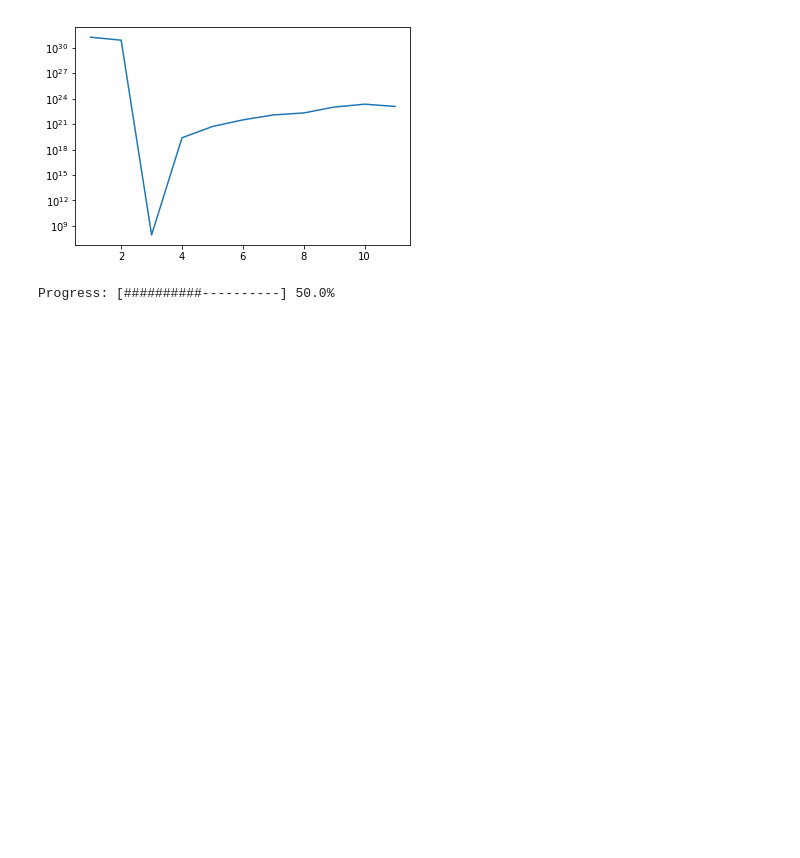
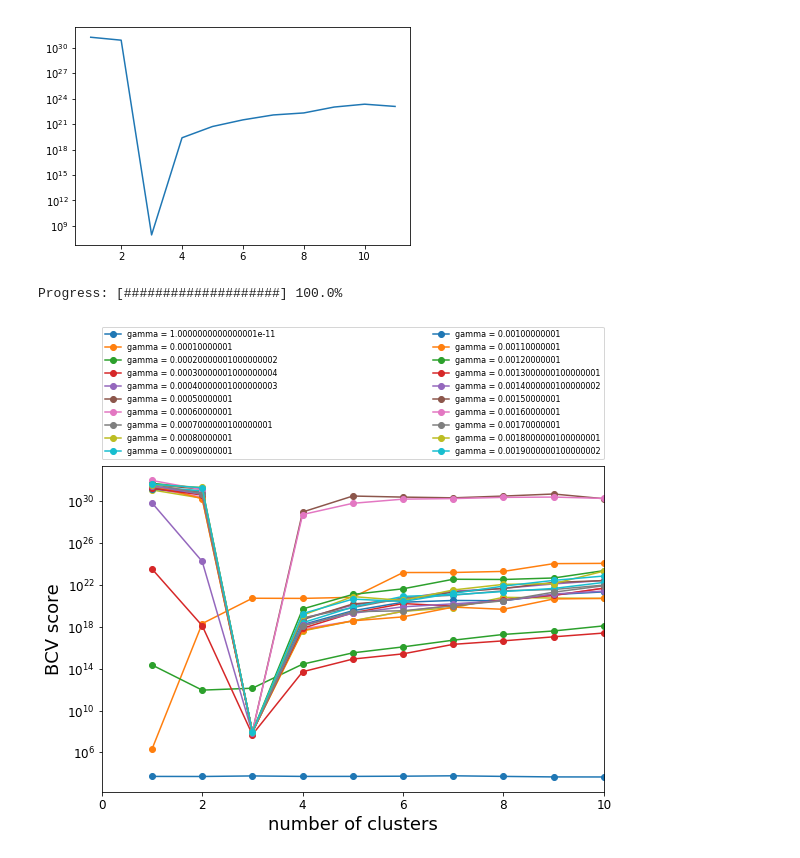
Before and after one commit to sioan/bcv_spectral_clustering, a Jupyter notebook: refactoring_test.ipynb, the cells around one changed output. Drawn from its saved outputs; the diff is of its cells as text; code cells hidden in the pictures; blank space fills up the shorter version.

Commit message:
now three is the dominant min. this is good, but need to figure out what was wrong

```diff
--- a/refactoring_test.ipynb
+++ b/refactoring_test.ipynb
@@ -206,7 +206,7 @@ plt.semilogy(k,np.median(score_list,axis=0))
 # iterating over many gamma's
 # %%
 score_map = []
-gamma_list = 1e-5 * np.arange(10,100,25)
+gamma_list = 1e-5 * np.arange(1e-6,200,10)
 
 
 spectral = cluster.SpectralClustering(n_clusters=2,                     #intentionally incorrect clusters
@@ -230,29 +230,31 @@ for gamma in gamma_list:
     k,score_list = bi_cross_support.score_fast(y_stack,n_iterations=10,k_list=np.arange(1,15))
     score_map.append(np.median(score_list,axis=0))
 # %% [output]
-Progress: [##########----------] 50.0%
+Progress: [####################] 100.0%
 # %%
 full_map = np.array(score_map)
 k_range = k
 # %%
 fig = plt.figure()
 ax  = fig.add_subplot(111)
 
 
 
-for i in np.arange(len(full_map))[:2]:
+for i in np.arange(len(full_map)):
 
     mpl.rcParams['figure.figsize']  = (9,6)
     mpl.rcParams['font.size']       = 12
     mpl.rcParams['legend.fontsize'] = 8
     mpl.rcParams['axes.labelsize']  = 18
 
 
     ax.semilogy(k_range,full_map[i],label="gamma = "+str(gamma_list[i]),marker='o')
 
 ax.set_xlabel("number of clusters")
 #ax.set_ylim(1e2,1e13)
 ax.set_xlim(0,10)
 ax.set_ylabel("BCV score")
 ax.legend(bbox_to_anchor=(0., 1.02, 1., .102), loc=3,ncol=2, mode="expand", borderaxespad=0.0)
 plt.show()
+# %% [output]
+[figure, added]
```
